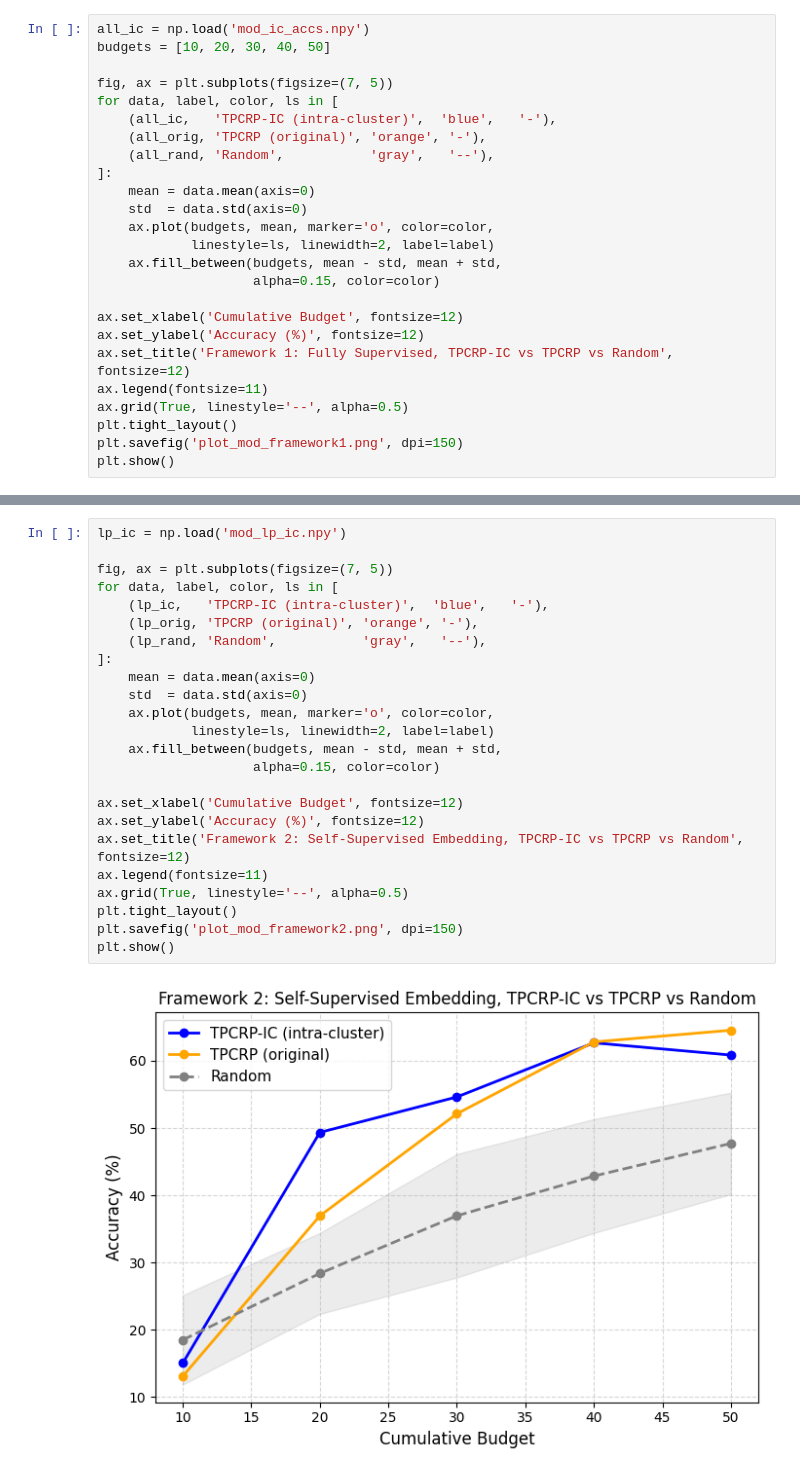
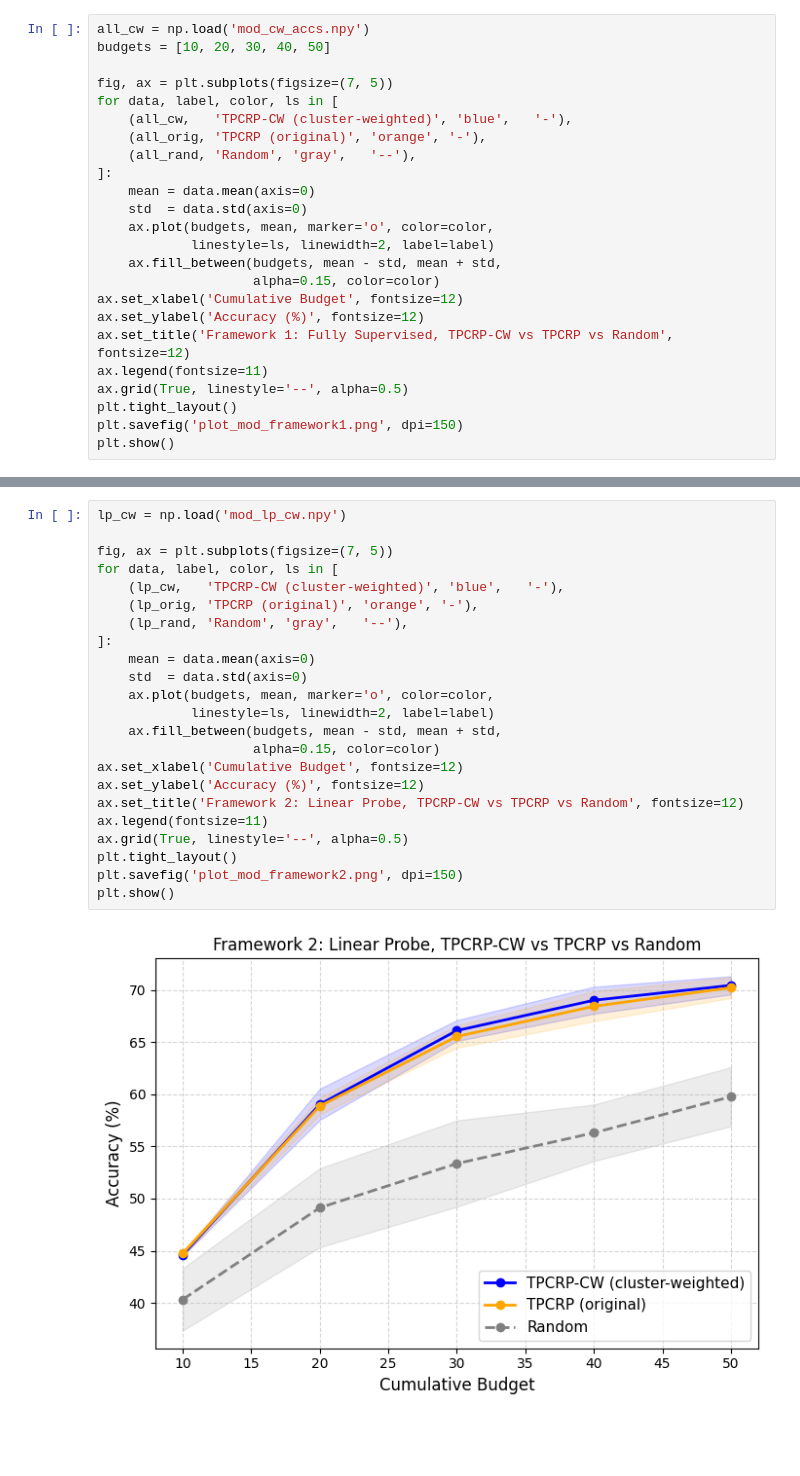
Before and after one commit to Hussain-AB/ML2-typiclust, a Jupyter notebook: typiclust_modification.ipynb, the cells around one changed output, grey strips where cells are left out. Drawn from its saved outputs; the diff is of its cells as text; blank space fills up the shorter version.

```diff
--- a/typiclust_modification.ipynb
+++ b/typiclust_modification.ipynb
@@ -205,12 +259,12 @@ Random mean:   [12.82 15.06 16.86 17.66 19.  ]
 # %%
-all_ic = np.load('mod_ic_accs.npy')
+all_cw = np.load('mod_cw_accs.npy')
 budgets = [10, 20, 30, 40, 50]
 
 fig, ax = plt.subplots(figsize=(7, 5))
 for data, label, color, ls in [
-    (all_ic,   'TPCRP-IC (intra-cluster)',  'blue',   '-'),
+    (all_cw,   'TPCRP-CW (cluster-weighted)', 'blue',   '-'),
     (all_orig, 'TPCRP (original)', 'orange', '-'),
-    (all_rand, 'Random',           'gray',   '--'),
+    (all_rand, 'Random', 'gray',   '--'),
 ]:
     mean = data.mean(axis=0)
     std  = data.std(axis=0)
@@ -218,10 +272,9 @@ for data, label, color, ls in [
             linestyle=ls, linewidth=2, label=label)
     ax.fill_between(budgets, mean - std, mean + std,
                     alpha=0.15, color=color)
-
 ax.set_xlabel('Cumulative Budget', fontsize=12)
 ax.set_ylabel('Accuracy (%)', fontsize=12)
-ax.set_title('Framework 1: Fully Supervised, TPCRP-IC vs TPCRP vs Random', fontsize=12)
+ax.set_title('Framework 1: Fully Supervised, TPCRP-CW vs TPCRP vs Random', fontsize=12)
 ax.legend(fontsize=11)
 ax.grid(True, linestyle='--', alpha=0.5)
 plt.tight_layout()
@@ -313,26 +411,25 @@ Random mean:   [18.51 28.39 36.96 42.86 47.72]
 # %%
-lp_ic = np.load('mod_lp_ic.npy')
+lp_cw = np.load('mod_lp_cw.npy')
 
 fig, ax = plt.subplots(figsize=(7, 5))
 for data, label, color, ls in [
-    (lp_ic,   'TPCRP-IC (intra-cluster)',  'blue',   '-'),
+    (lp_cw,   'TPCRP-CW (cluster-weighted)', 'blue',   '-'),
     (lp_orig, 'TPCRP (original)', 'orange', '-'),
-    (lp_rand, 'Random',           'gray',   '--'),
+    (lp_rand, 'Random', 'gray',   '--'),
 ]:
     mean = data.mean(axis=0)
     std  = data.std(axis=0)
     ax.plot(budgets, mean, marker='o', color=color,
             linestyle=ls, linewidth=2, label=label)
     ax.fill_between(budgets, mean - std, mean + std,
                     alpha=0.15, color=color)
-
 ax.set_xlabel('Cumulative Budget', fontsize=12)
 ax.set_ylabel('Accuracy (%)', fontsize=12)
-ax.set_title('Framework 2: Self-Supervised Embedding, TPCRP-IC vs TPCRP vs Random', fontsize=12)
+ax.set_title('Framework 2: Linear Probe, TPCRP-CW vs TPCRP vs Random', fontsize=12)
 ax.legend(fontsize=11)
 ax.grid(True, linestyle='--', alpha=0.5)
 plt.tight_layout()
 plt.savefig('plot_mod_framework2.png', dpi=150)
 plt.show()
 # %% [output]
-[figure, old version]
+[figure, new version]
```
Also changed, not shown: parts of 10 cells of this notebook, 11 other files.
